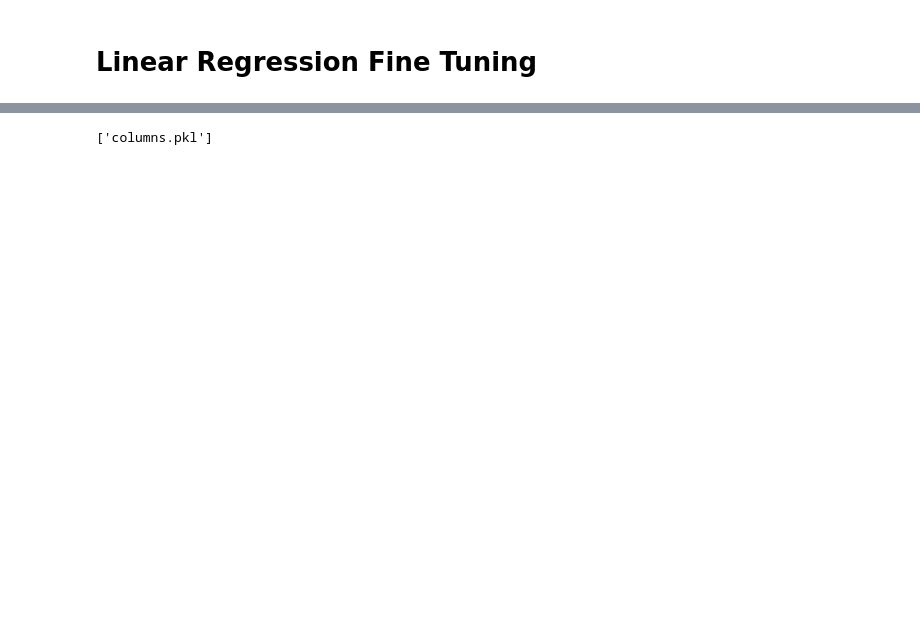
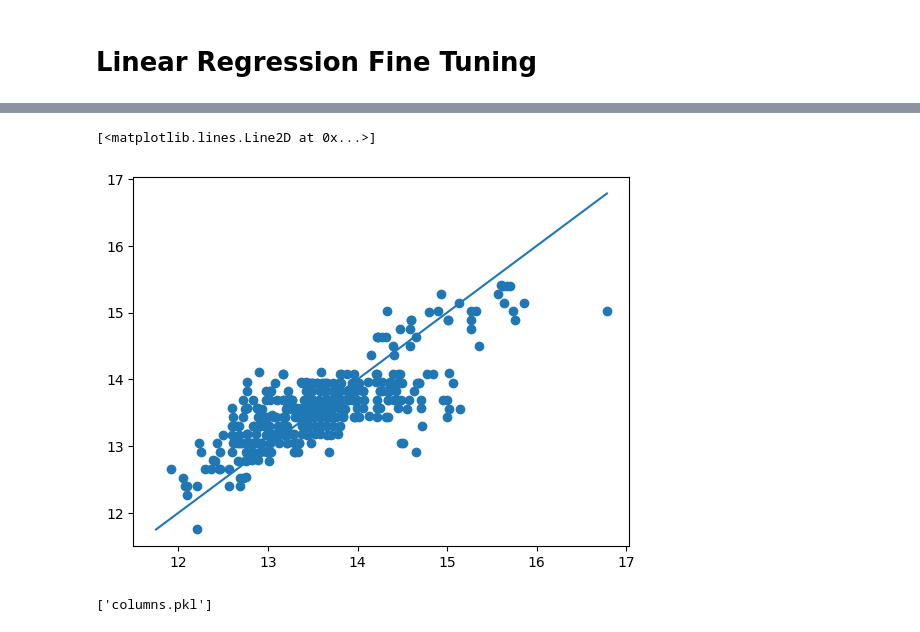
Before and after one commit to AION26/used-car-price-ml, a Jupyter notebook: notebooks/eda on used cars.ipynb, the cells around one changed output, grey strips where cells are left out. Cells and saved outputs as stored; diff of their text form; code cells hidden in the pictures; blank space fills up the shorter version.

```diff
--- a/notebooks/eda on used cars.ipynb
+++ b/notebooks/eda on used cars.ipynb
@@ -699,3 +697,12 @@ r2:  0.6015217903704346
+# %%
+plt.scatter(y_test, y_pred)
+
+min_val = min(min(y_test), min(y_pred))
+max_val = max(max(y_test), max(y_pred))
+plt.plot([min_val, max_val], [min_val, max_val])
+# %% [output]
+[<matplotlib.lines.Line2D at 0x...>]
+[figure, added]
 # %%
 import joblib
 
```
Also changed, not shown: parts of 10 cells of this notebook, 4 other files.
